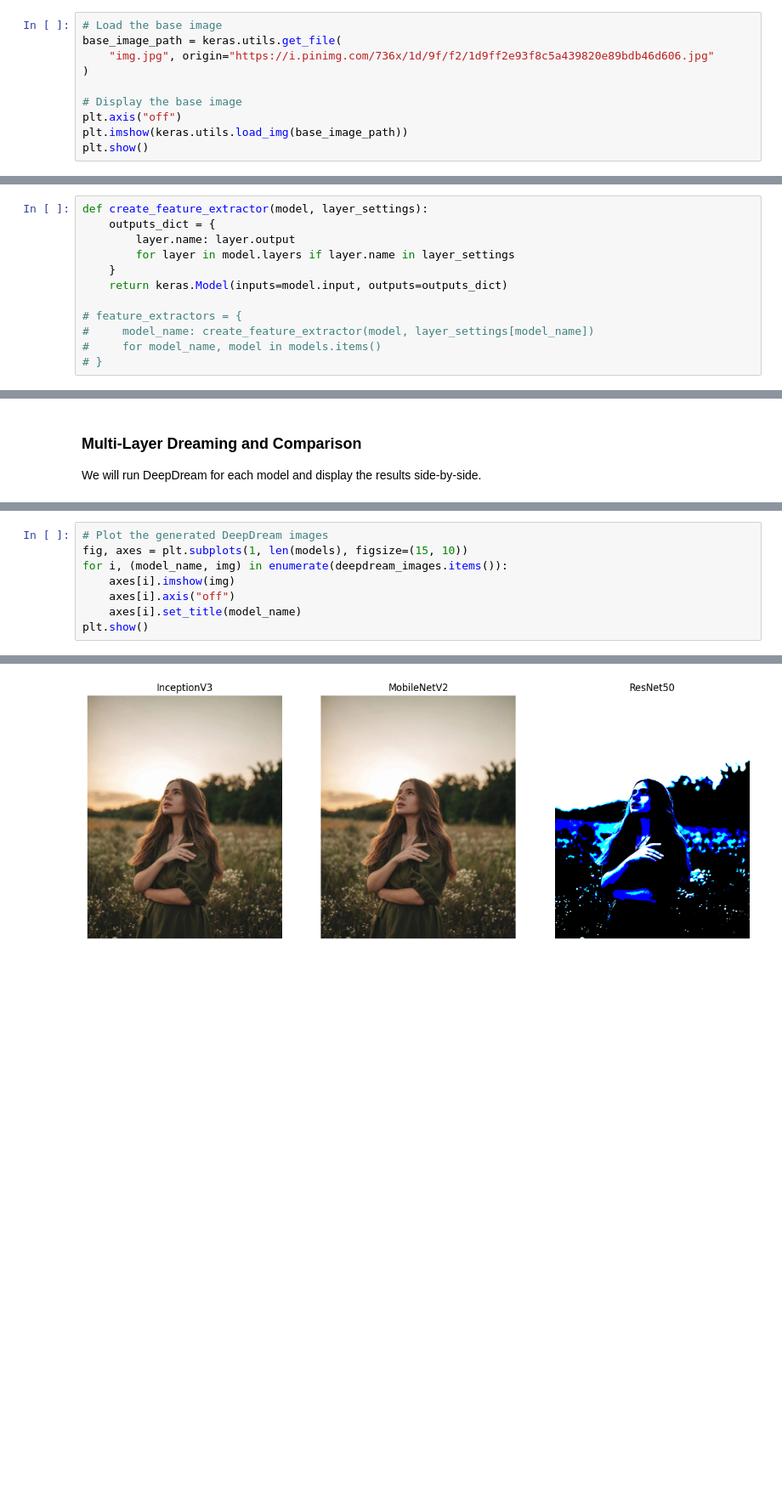
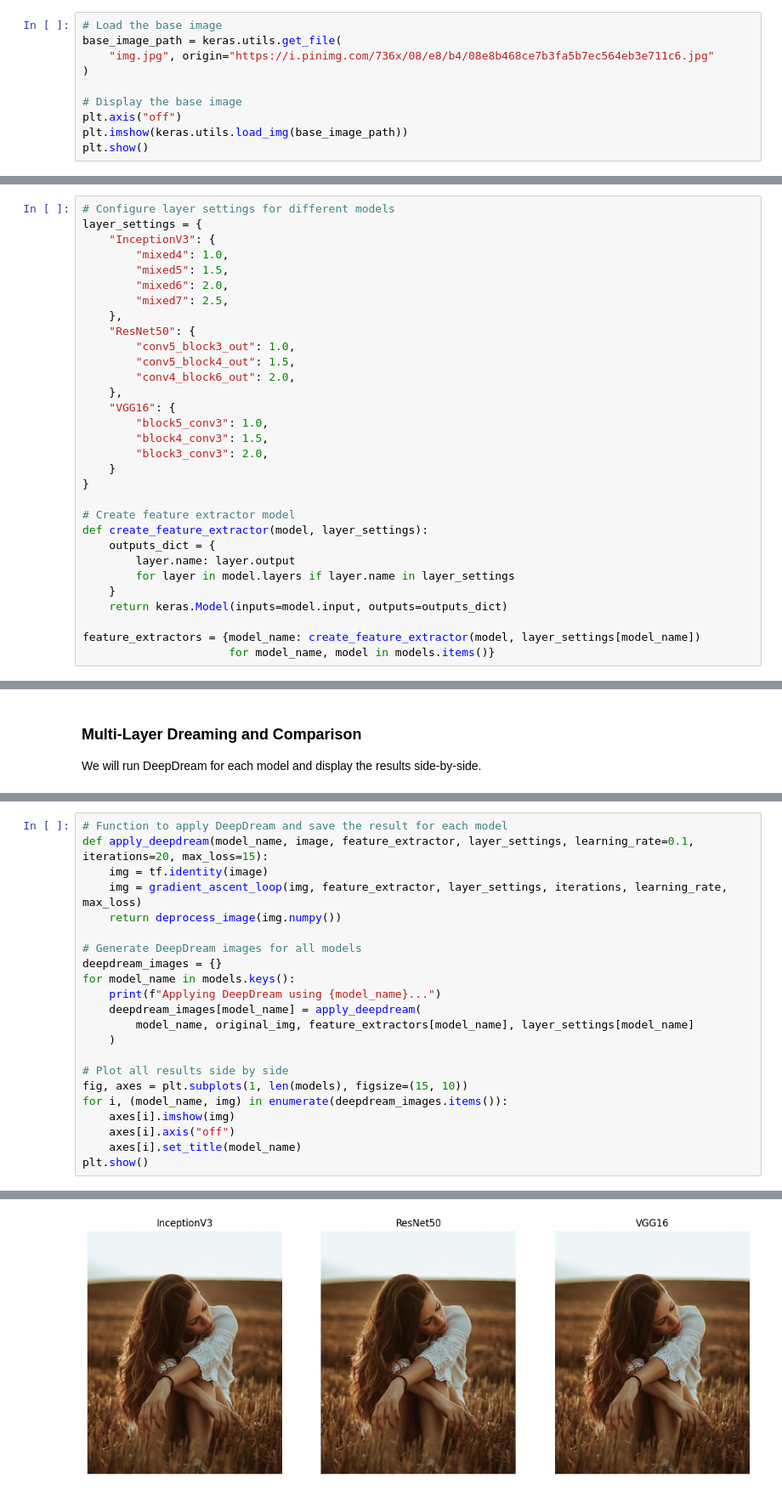
Before and after one commit to asRot0/DeepDreamArt, a Jupyter notebook: deepdream_generator.ipynb, the cells around one changed output, grey strips where cells are left out. Shown at 85% size. Cells and saved outputs as stored; diff of their text form; blank space fills up the shorter version.

```diff
--- a/deepdream_generator.ipynb
+++ b/deepdream_generator.ipynb
@@ -17,7 +17,7 @@ from tqdm.notebook import tqdm
 # %%
 # Load the base image
 base_image_path = keras.utils.get_file(
-    "img.jpg", origin="https://i.pinimg.com/736x/1d/9f/f2/1d9ff2e93f8c5a439820e89bdb46d606.jpg"
+    "img.jpg", origin="https://i.pinimg.com/736x/08/e8/b4/08e8b468ce7b3fa5b7ec564eb3e711c6.jpg"
 )
 
 # Display the base image
@@ -141,4 +72,25 @@ layer_settings = {
 # %%
+# Configure layer settings for different models
+layer_settings = {
+    "InceptionV3": {
+        "mixed4": 1.0,
+        "mixed5": 1.5,
+        "mixed6": 2.0,
+        "mixed7": 2.5,
+    },
+    "ResNet50": {
+        "conv5_block3_out": 1.0,
+        "conv5_block4_out": 1.5,
+        "conv4_block6_out": 2.0,
+    },
+    "VGG16": {
+        "block5_conv3": 1.0,
+        "block4_conv3": 1.5,
+        "block3_conv3": 2.0,
+    }
+}
+
+# Create feature extractor model
 def create_feature_extractor(model, layer_settings):
     outputs_dict = {
         layer.name: layer.output
@@ -146,10 +98,8 @@ def create_feature_extractor(model, layer_settings):
     }
     return keras.Model(inputs=model.input, outputs=outputs_dict)
 
-# feature_extractors = {
-#     model_name: create_feature_extractor(model, layer_settings[model_name])
-#     for model_name, model in models.items()
-# }
+feature_extractors = {model_name: create_feature_extractor(model, layer_settings[model_name])
+                      for model_name, model in models.items()}
 # %% [markdown]
 ### Compute DeepDream Loss
 We need to compute the loss to maximize based on the activations of the chosen layers.
@@ -248,5 +144,19 @@ for model_name, model_info in models.items():
 # %%
-# Plot the generated DeepDream images
+# Function to apply DeepDream and save the result for each model
+def apply_deepdream(model_name, image, feature_extractor, layer_settings, learning_rate=0.1, iterations=20, max_loss=15):
+    img = tf.identity(image)
+    img = gradient_ascent_loop(img, feature_extractor, layer_settings, iterations, learning_rate, max_loss)
+    return deprocess_image(img.numpy())
+
+# Generate DeepDream images for all models
+deepdream_images = {}
+for model_name in models.keys():
+    print(f"Applying DeepDream using {model_name}...")
+    deepdream_images[model_name] = apply_deepdream(
+        model_name, original_img, feature_extractors[model_name], layer_settings[model_name]
+    )
+
+# Plot all results side by side
 fig, axes = plt.subplots(1, len(models), figsize=(15, 10))
 for i, (model_name, img) in enumerate(deepdream_images.items()):
     axes[i].imshow(img)
@@ -257 +178 @@ plt.show()
-[figure, old version]
+[figure, new version]
```
Also changed, not shown: parts of 14 cells of this notebook.
